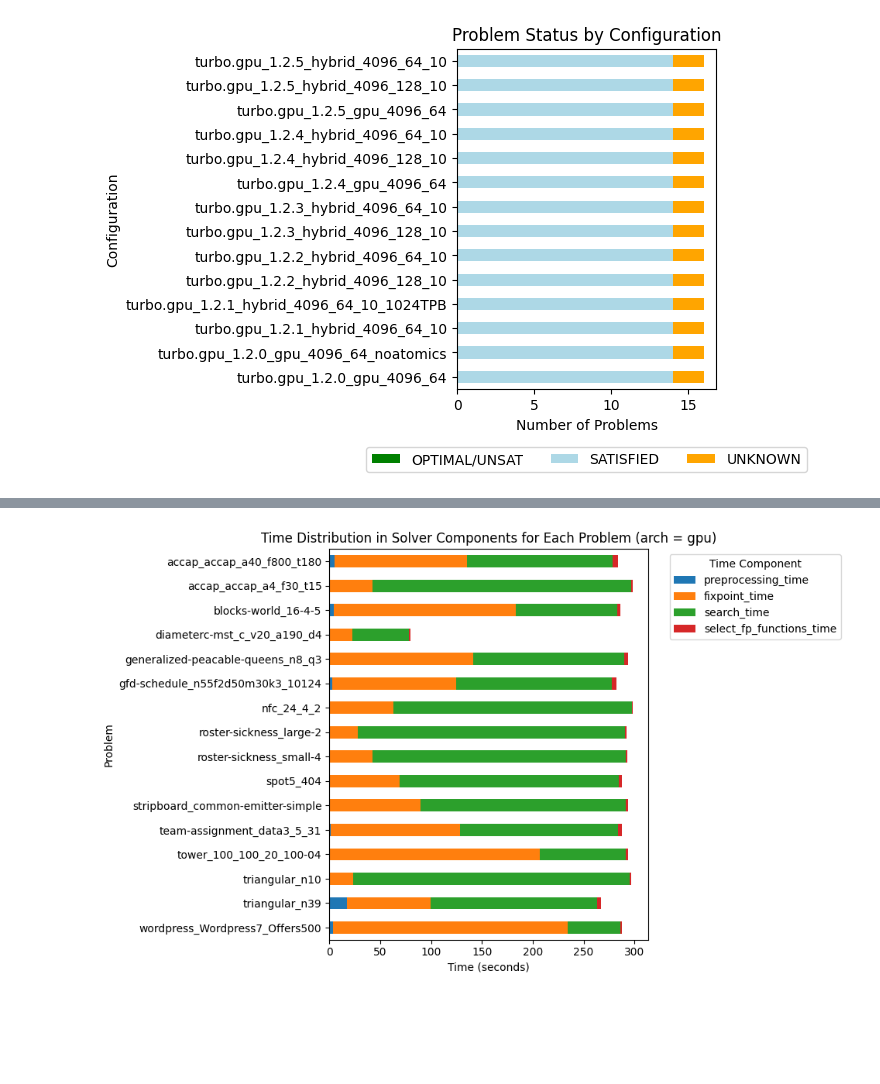
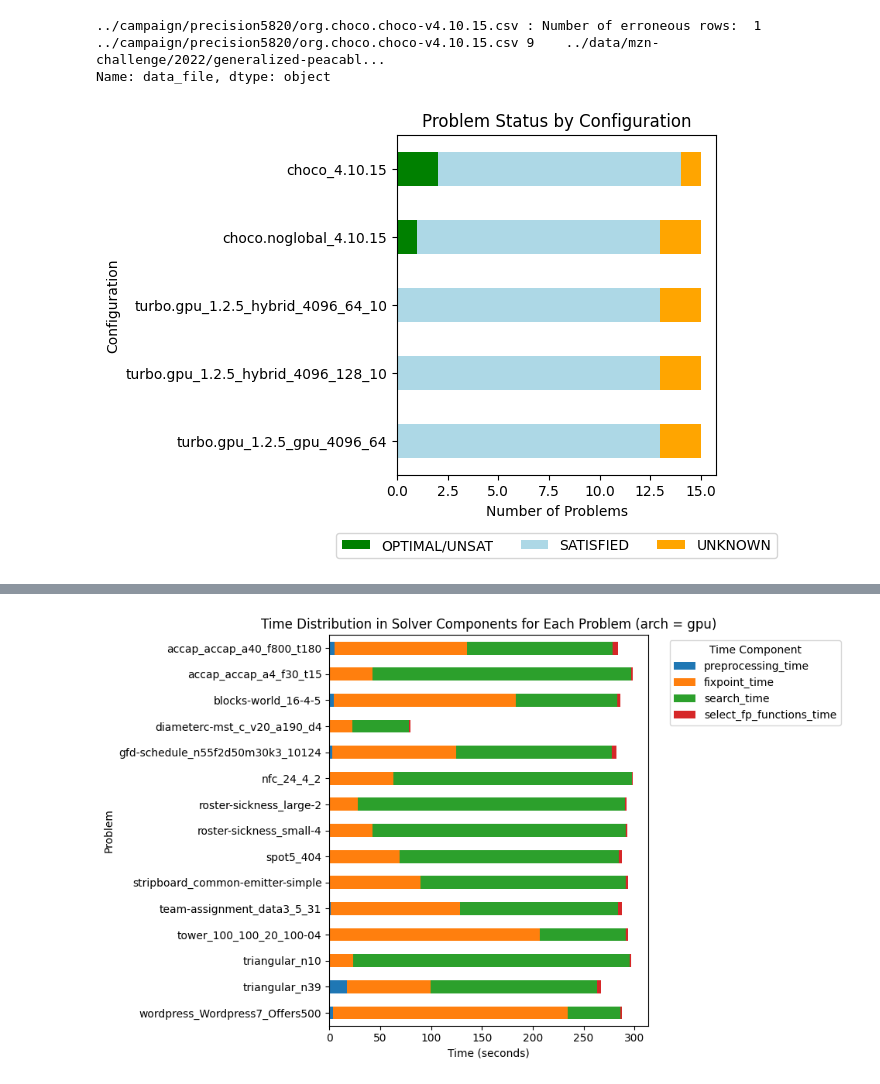
Before and after one commit to lattice-land/bench, a Jupyter notebook: benchmarks/analyzing/analysis.ipynb, the cells around one changed output, grey strips where cells are left out. Saved outputs shown, nothing was run; the diff lists cells and outputs as text; code cells hidden in the pictures; blank space fills up the shorter version.

```diff
--- a/benchmarks/analyzing/analysis.ipynb
+++ b/benchmarks/analyzing/analysis.ipynb
@@ -13,18 +13,19 @@ df = analysis.read_experiments([
   # "../campaign/precision5820/com.google.ortools.sat.noglobal-v9.9.csv",
   # "../campaign/precision5820/com.google.ortools.sat-v9.9-par.csv",
   # "../campaign/precision5820/org.choco.choco-v4.10.15-java11.csv",
+  "../campaign/precision5820/org.choco.choco.noglobal-v4.10.15.csv",
   # "../campaign/precision5820/org.choco.choco-v4.10.15-par-java11.csv",
-  # "../campaign/precision5820/org.choco.choco-v4.10.15.csv",
+  "../campaign/precision5820/org.choco.choco-v4.10.15.csv",
   # "../campaign/precision5820/org.choco.choco-v4.10.15-par.csv",
   # "../campaign/precision5820/turbo.gpu.release-v1.1.7-A5000.csv",
   # "../campaign/precision5820/turbo.cpu.release-v1.2.0.csv",
-  "../campaign/precision5820/turbo.gpu.release-v1.2.0.csv",
-  "../campaign/precision5820/turbo.gpu.release-v1.2.1.csv",
-  "../campaign/precision5820/turbo.gpu.release-v1.2.2.csv",
-  "../campaign/precision5820/turbo.gpu.release-v1.2.3.csv",
+  # "../campaign/precision5820/turbo.gpu.release-v1.2.0.csv",
+  # "../campaign/precision5820/turbo.gpu.release-v1.2.1.csv",
+  # "../campaign/precision5820/turbo.gpu.release-v1.2.2.csv",
+  # "../campaign/precision5820/turbo.gpu.release-v1.2.3.csv",
   # "../campaign/helios/turbo.gpu.release-v1.2.2.csv",
   # "../campaign/helios/turbo.gpu.release-v1.2.3.csv",
-  "../campaign/precision5820/turbo.gpu.release-v1.2.4.csv",
+  # "../campaign/precision5820/turbo.gpu.release-v1.2.4.csv",
   "../campaign/precision5820/turbo.gpu.release-v1.2.5.csv"
   # "../campaign/precision5820/turbo.gpu.release-v1.2.5.csv",
   # "../campaign/iris/turbo.gpu.release-v1.2.4.csv"
@@ -45,33 +46,38 @@ df = analysis.intersect(df)
 analysis.plot_overall_result(df)
 # display(HTML(analysis.metrics_table(df[df['mzn_solver'].str.startswith("turbo")]).to_html()))
 metrics = analysis.metrics_table(df)
 display(HTML(metrics.to_html()))
 # sorted_metrics = metrics.sort_values(by=['problem_optimal', 'problem_sat', 'avg_nodes_per_second', 'version'], ascending=[False, False, False, True])
 # print(sorted_metrics[['short_uid','avg_nodes_per_second','problem_optimal', 'problem_sat', 'problem_unknown']].to_markdown(index=False))
 
 # analysis.plot_time_distribution("hybrid128", df[df['uid'] == "turbo.gpu.release_1.2.4_precision5820_300s_hybrid_4096_128"])
 # analysis.plot_time_distribution("gpu80", df[df['uid'] == "turbo.gpu.release_1.2.4_iris_300s_gpu_4096_80"])
 # analysis.plot_time_distribution("hybrid80-14", df[df['uid'] == "turbo.gpu.release_1.2.4_iris_300s_hybrid_4096_80_14"])
 # analysis.plot_time_distribution("hybrid80-28", df[df['uid'] == "turbo.gpu.release_1.2.4_iris_300s_hybrid_4096_80_28"])
 # analysis.plot_time_distribution("hybrid160-14", df[df['uid'] == "turbo.gpu.release_1.2.4_iris_300s_hybrid_4096_160_14"])
 # analysis.plot_time_distribution("hybrid160-28", df[df['uid'] == "turbo.gpu.release_1.2.4_iris_300s_hybrid_4096_160_28"])
 analysis.plot_time_distribution("gpu", df[df['uid'] == "turbo.gpu.release_1.2.5_precision5820_300s_gpu_4096_64"])
 analysis.plot_time_distribution("hybrid64", df[df['uid'] == "turbo.gpu.release_1.2.5_precision5820_300s_hybrid_4096_64_10"])
 analysis.plot_time_distribution("hybrid128", df[df['uid'] == "turbo.gpu.release_1.2.5_precision5820_300s_hybrid_4096_128_10"])
 # analysis.plot_time_distribution("hybrid64", df[df['uid'] == "turbo.gpu.release_1.2.5_precision5820_300s_hybrid_4096_64_10"])
 
-analysis.comparison_table_md(df, "turbo.gpu.release_1.2.4_precision5820_300s_hybrid_4096_128_10", "turbo.gpu.release_1.2.5_precision5820_300s_hybrid_4096_128_10")
+# analysis.comparison_table_md(df, "turbo.gpu.release_1.2.4_precision5820_300s_hybrid_4096_128_10", "turbo.gpu.release_1.2.5_precision5820_300s_hybrid_4096_128_10")
 
 # print(analysis.list_problem_where_leq(df, "nodes", "turbo.gpu.release_1.2.0_precision5820_300s_4096_64_256", "turbo.gpu.release_1.2.1_precision5820_300s_4096_64_1024"))
 
 # p = analysis.compare_solvers_pie_chart(df, "turbo.gpu.release_1.2.0_precision5820_300s_4096_64_256", "turbo.gpu.release_1.2.2_precision5820_300s_4096_64_256")
 # print(p[p['Comparison'] == 'turbo.gpu.release_1.1.7_precision5820_300s_4096_64_256 better'])
 
 # _ = analysis.compare_solvers_pie_chart(df, "turbo.gpu.release_1.2.4_precision5820_300s_hybrid_4096_64_10", "turbo.gpu.release_1.2.5_precision5820_300s_hybrid_4096_64_10")
+_ = analysis.compare_solvers_pie_chart(df, "turbo.gpu.release_1.2.5_precision5820_300s_hybrid_4096_128_10", "org.choco.choco.noglobal_4.10.15_precision5820_300s")
+_ = analysis.compare_solvers_pie_chart(df, "turbo.gpu.release_1.2.5_precision5820_300s_hybrid_4096_128_10", "org.choco.choco_4.10.15_precision5820_300s")
 
 
 # df[(df['uid'] == "turbo.gpu.release_1.2.0_precision5820_300s_4096_64_256") & (df['memory_configuration'] != "global") & (df['eps_num_subproblems'] == 4096)]
 # df[(df['mzn_solver'] == "turbo.gpu.release") & (df['problem'] == "nfc") & (df['eps_num_subproblems'] == 4096)]
 # %% [output]
+../campaign/precision5820/org.choco.choco-v4.10.15.csv : Number of erroneous rows:  1
+../campaign/precision5820/org.choco.choco-v4.10.15.csv 9    ../data/mzn-challenge/2022/generalized-peacabl...
+Name: data_file, dtype: object
-[figure, old version]
+[figure, new version]
 |  | uid | version | machine | short_uid | avg_nodes_per_second | median_nodes_per_second | ... |
@@ -92 +89 @@ analysis.comparison_table_md(df, "turbo.gpu.release_1.2.4_precision5820_300s_hyb
-[figure, old version]
+[figure, new version]
```
Also changed, not shown: parts of 1 cell of this notebook, 1 other file.
